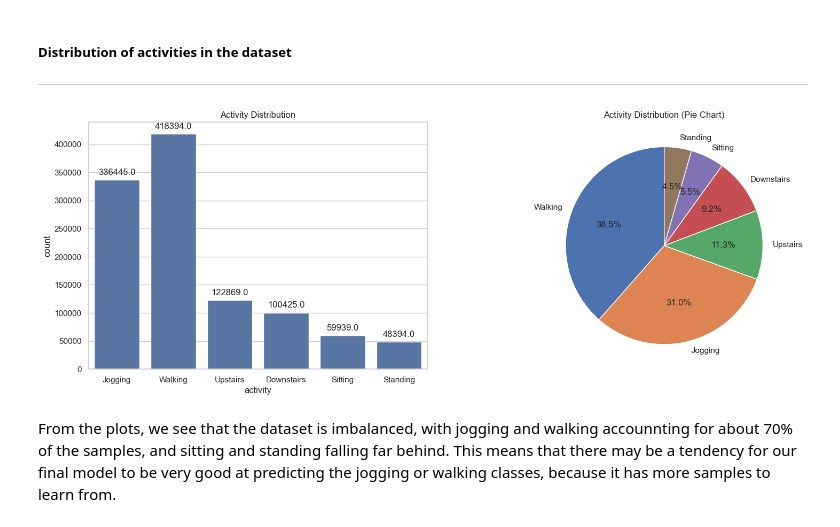
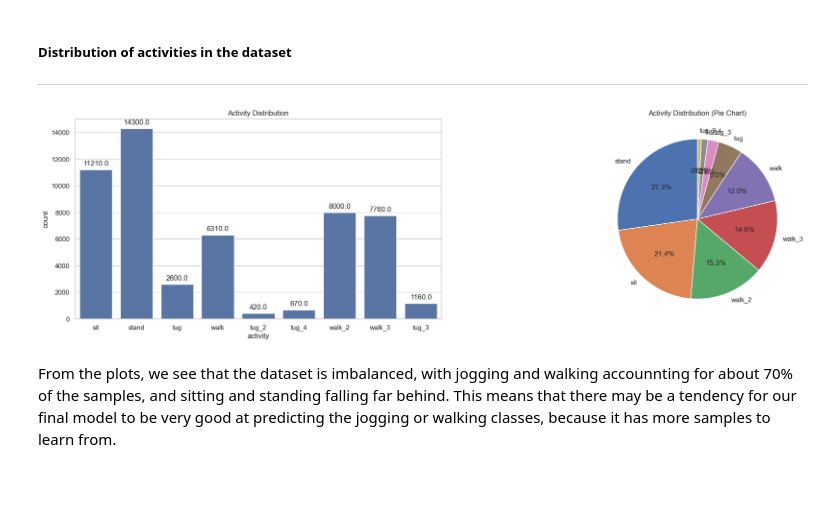
Before and after one commit to ike-njoku/finals-project, a Jupyter notebook: notebooks/main.ipynb, the cells around one changed output. Saved outputs shown, nothing was run; the diff lists cells and outputs as text; code cells hidden in the pictures; blank space fills up the shorter version.

Commit message:
feat: updated dataset

```diff
--- a/notebooks/main.ipynb
+++ b/notebooks/main.ipynb
@@ -89,0 +327,5 @@ def run_pipeline(activity_df):
+# %%
+Dataset_A = pd.read_csv("Dataset_A.csv")
+# loop through and print the columns in Dataset_A
+for column_name in Dataset_A.columns:
+    print(column_name, '\n')
@@ -89,0 +350,9 @@ def run_pipeline(activity_df):
+# %%
+# drop columns carrying repeated information
+# drop knee_arduino_ms, knee_node_position, knee_activity, lumbar_arduino_ms, lumbar_node_position, lumbar_activity, lumbar_rssi, thight_arduino_ms, thigh_node_position, thigh_activity
+
+columns_to_drop = ['knee_arduino_ms', 'knee_node_position', 'knee_activity','knee_rssi', 'lumbar_arduino_ms', 'lumbar_node_position', 'lumbar_activity', 'lumbar_rssi', 'thigh_arduino_ms', 'thigh_node_position', 'thigh_activity', 'thigh_rssi']
+try:
+    Dataset_A.drop(columns=columns_to_drop, inplace=True)
+except Exception as error:
+    print('\n Error: ', error)
@@ -90,10 +367,12 @@ def run_pipeline(activity_df):
 # %%
-activity_df = pd.read_csv(
-    ORIGINAL_WISDM,
-    header=None,
-    names=["user_id", "activity", "timestamp", "x", "y", "z"],
-    on_bad_lines="skip"
-)
+Dataset_A = Dataset_A.copy()
 
-activity_df.head()
+# Dataset_A = pd.read_csv(
+#     ORIGINAL_WISDM,
+#     header=None,
+#     names=["user_id", "activity", "timestamp", "x", "y", "z"],
+#     on_bad_lines="skip"
+# )
+
+Dataset_A.head()
 # %% [output]
@@ -114,19 +394,19 @@ activity_df.head()
 ---
 # %%
 # Activity Distribution
-fig, (ax1, ax2) = plt.subplots(1, 2, figsize=(18, 6))
-sns.countplot(data=activity_df, x='activity', ax=ax1)
+fig, (ax1, ax2) = plt.subplots(1, 2, figsize=(24, 6))
+sns.countplot(data=Dataset_A, x='activity', ax=ax1)
 ax1.set_title('Activity Distribution');
 
 for p in ax1.patches:
     ax1.annotate(f'{p.get_height()}', (p.get_x() + p.get_width() / 2., p.get_height()), ha='center', va='center', xytext=(0, 10), textcoords='offset points')
 
 # pie plot of distribution of activities
-activity_counts = activity_df['activity'].value_counts()
+activity_counts = Dataset_A['activity'].value_counts()
 ax2.pie(activity_counts, labels=activity_counts.index, autopct='%1.1f%%', startangle=90)
 ax2.set_title('Activity Distribution (Pie Chart)');
 # %% [output]
-[figure, old version]
+[figure, new version]
 # %% [markdown]
 From the plots, we see that the dataset is imbalanced, with jogging and walking accounnting for about 70% of the samples, and sitting and standing falling far behind.
 This means that there may be a tendency for our final model to be very good at predicting the jogging or walking classes, because it has more samples to learn from.
```
Also changed, not shown: parts of 46 cells of this notebook, 1 other file.
